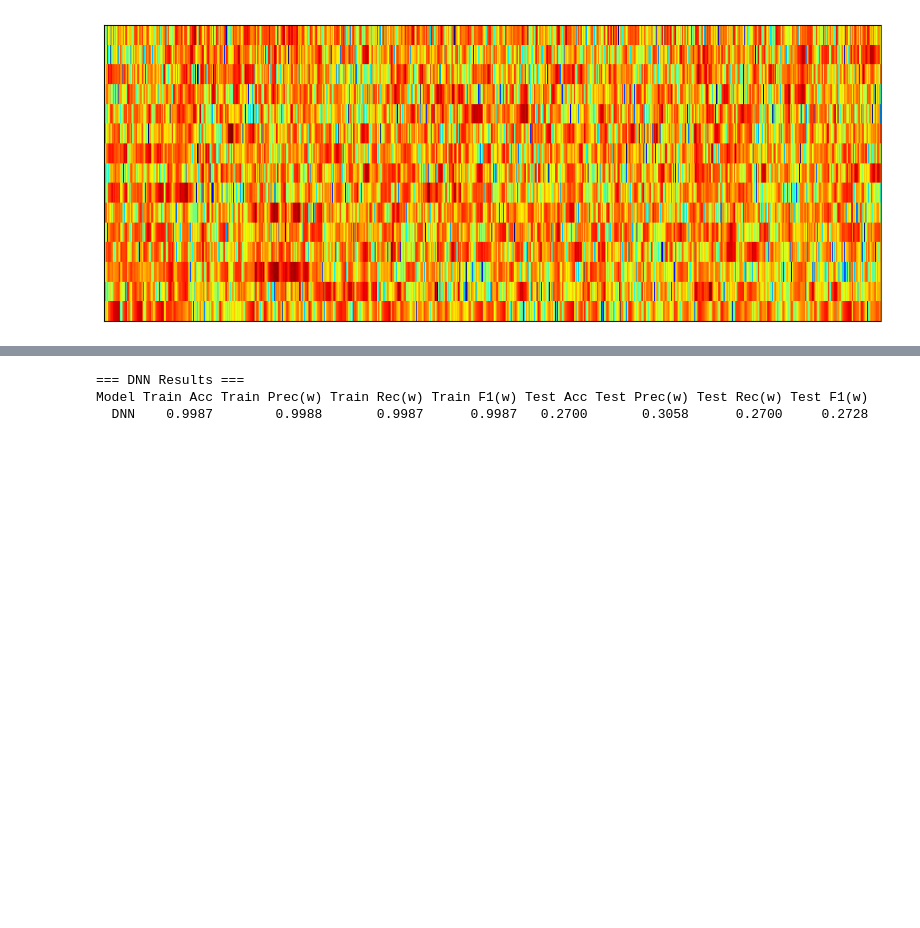
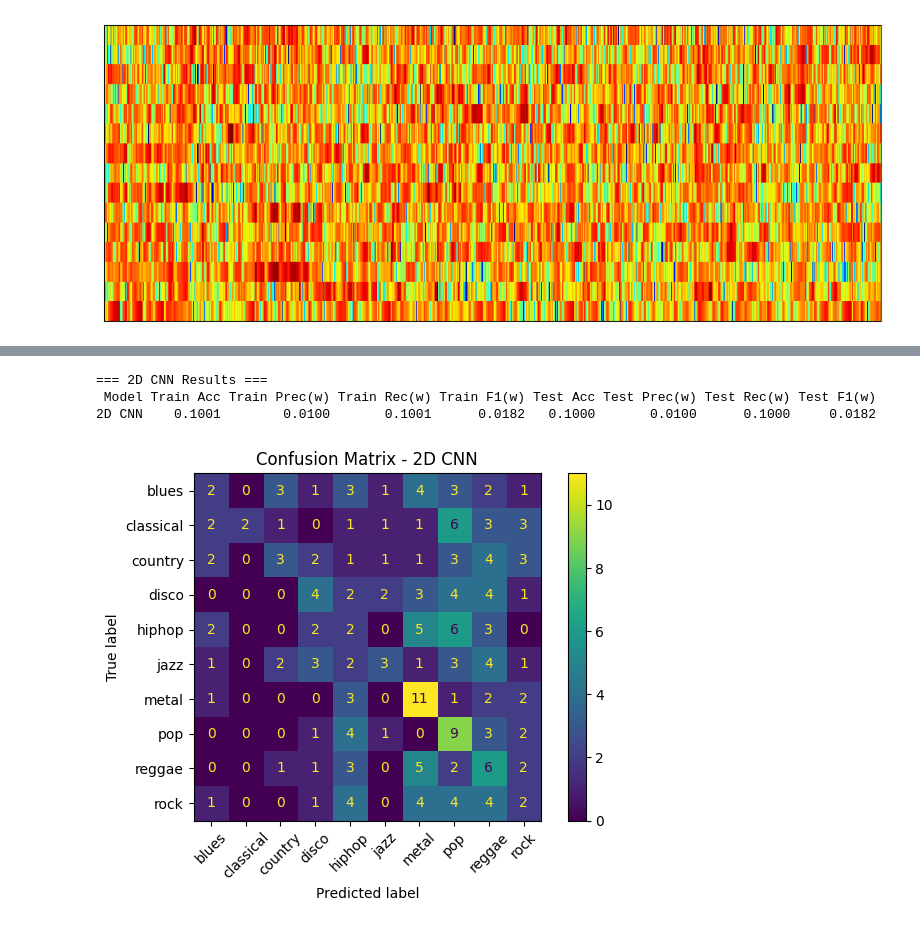
Before and after one commit to masondiz/Final-Project-EE-344, a Jupyter notebook: final_project_mfcc.ipynb, the cells around one changed output, grey strips where cells are left out. Drawn from its saved outputs; the diff is of its cells as text; code cells hidden in the pictures; blank space fills up the shorter version.

```diff
--- a/final_project_mfcc.ipynb
+++ b/final_project_mfcc.ipynb
@@ -176,24 +207,21 @@ model = DNNClassifier(
 # =========================
 # 7) Training loop
 # =========================
+
 def train(model, X, y, epochs=50, lr=1e-3, weight_decay=1e-4):
     model.train()
-    opt = torch.optim.Adam(model.parameters(), lr=lr, weight_decay=weight_decay)  # <-- L2
+    opt = torch.optim.Adam(model.parameters(), lr=lr, weight_decay=weight_decay)
     loss_fn = nn.CrossEntropyLoss()
 
     for epoch in range(1, epochs + 1):
-        losses = []
-
         opt.zero_grad()
         pred = model(X)
         loss = loss_fn(pred, y)
         loss.backward()
         opt.step()
 
-        losses.append(loss.item())
+        if epoch in [1, 25, 50, 75, 100]:
+            print(f"Epoch {epoch:3d} | train loss: {loss.item():.6f}")
 
-        if epoch in [1, 500, 1000, 1500, 2000]:
-            print(f"Epoch {epoch:3d} | train MSE (scaled y): {np.mean(losses):.6f}")
-
-train(model, X_train_tensor, y_train_tensor, epochs=500)
+train(model, X_train_tensor, y_train_tensor, epochs=30)
 # %% [output]
@@ -202,4 +230,7 @@ Epoch 500 | train MSE (scaled y): 0.002443
 # %%
+# =========================
+# 9) Evaluation
+# =========================
 def weighted_metrics(y_true, y_pred):
     acc = accuracy_score(y_true, y_pred)
     prec, rec, f1, _ = precision_recall_fscore_support(
@@ -207,26 +238,35 @@ def weighted_metrics(y_true, y_pred):
     )
     return acc, prec, rec, f1
 
-# ---- DNN predictions ----
 model.eval()
 with torch.no_grad():
-    yhat_tr = model(X_train_tensor.to(DEVICE)).argmax(dim=1).cpu().numpy()
-    yhat_te = model(X_test_tensor.to(DEVICE)).argmax(dim=1).cpu().numpy()
+    yhat_tr = model(X_train_tensor).argmax(dim=1).cpu().numpy()
+    yhat_te = model(X_test_tensor).argmax(dim=1).cpu().numpy()
 
 tr = weighted_metrics(y_train, yhat_tr)
-te = weighted_metrics(y_test,  yhat_te)
+te = weighted_metrics(y_test, yhat_te)
 
-# ---- Print like your table ----
 out = pd.DataFrame(
-    [[ "DNN", *tr, *te ]],
-    columns=["Model",
-             "Train Acc","Train Prec(w)","Train Rec(w)","Train F1(w)",
-             "Test Acc","Test Prec(w)","Test Rec(w)","Test F1(w)"]
+    [["2D CNN", *tr, *te]],
+    columns=[
+        "Model",
+        "Train Acc","Train Prec(w)","Train Rec(w)","Train F1(w)",
+        "Test Acc","Test Prec(w)","Test Rec(w)","Test F1(w)"
+    ]
 )
 
-print("\n=== DNN Results ===")
+print("\n=== 2D CNN Results ===")
 print(out.to_string(index=False, formatters={c:"{:.4f}".format for c in out.columns if c!="Model"}))
 # %% [output]
-=== DNN Results ===
-Model Train Acc Train Prec(w) Train Rec(w) Train F1(w) Test Acc Test Prec(w) Test Rec(w) Test F1(w)
-  DNN    0.9987        0.9988       0.9987      0.9987   0.2700       0.3058      0.2700     0.2728
+=== 2D CNN Results ===
+ Model Train Acc Train Prec(w) Train Rec(w) Train F1(w) Test Acc Test Prec(w) Test Rec(w) Test F1(w)
+2D CNN    0.1001        0.0100       0.1001      0.0182   0.1000       0.0100      0.1000     0.0182
+# %%
+cm = confusion_matrix(y_test, yhat_te)
+disp = ConfusionMatrixDisplay(confusion_matrix=cm, display_labels=le.classes_)
+disp.plot(values_format="d", xticks_rotation=45)
+plt.title("Confusion Matrix - 2D CNN")
+plt.tight_layout()
+plt.show()
+# %% [output]
+[figure, added]
```
Also changed, not shown: parts of 10 cells of this notebook.
